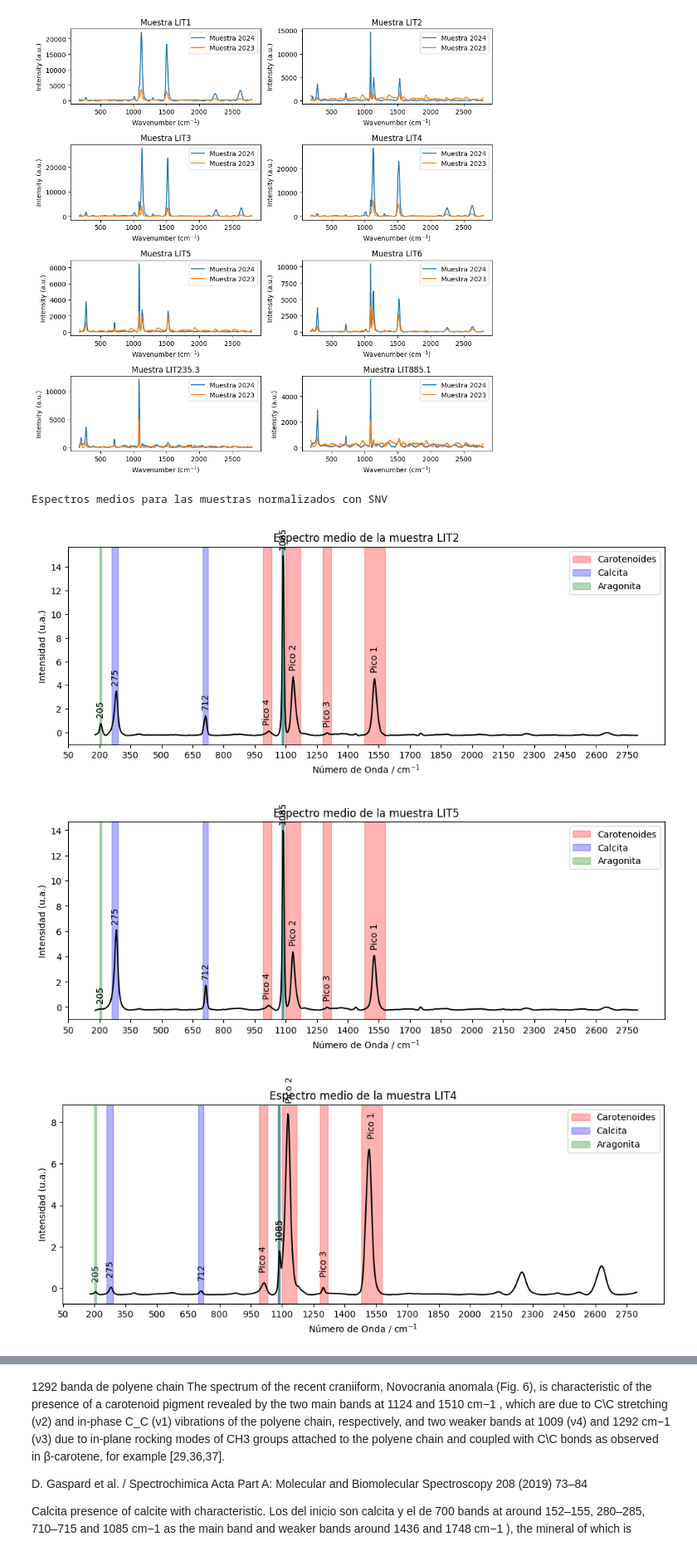
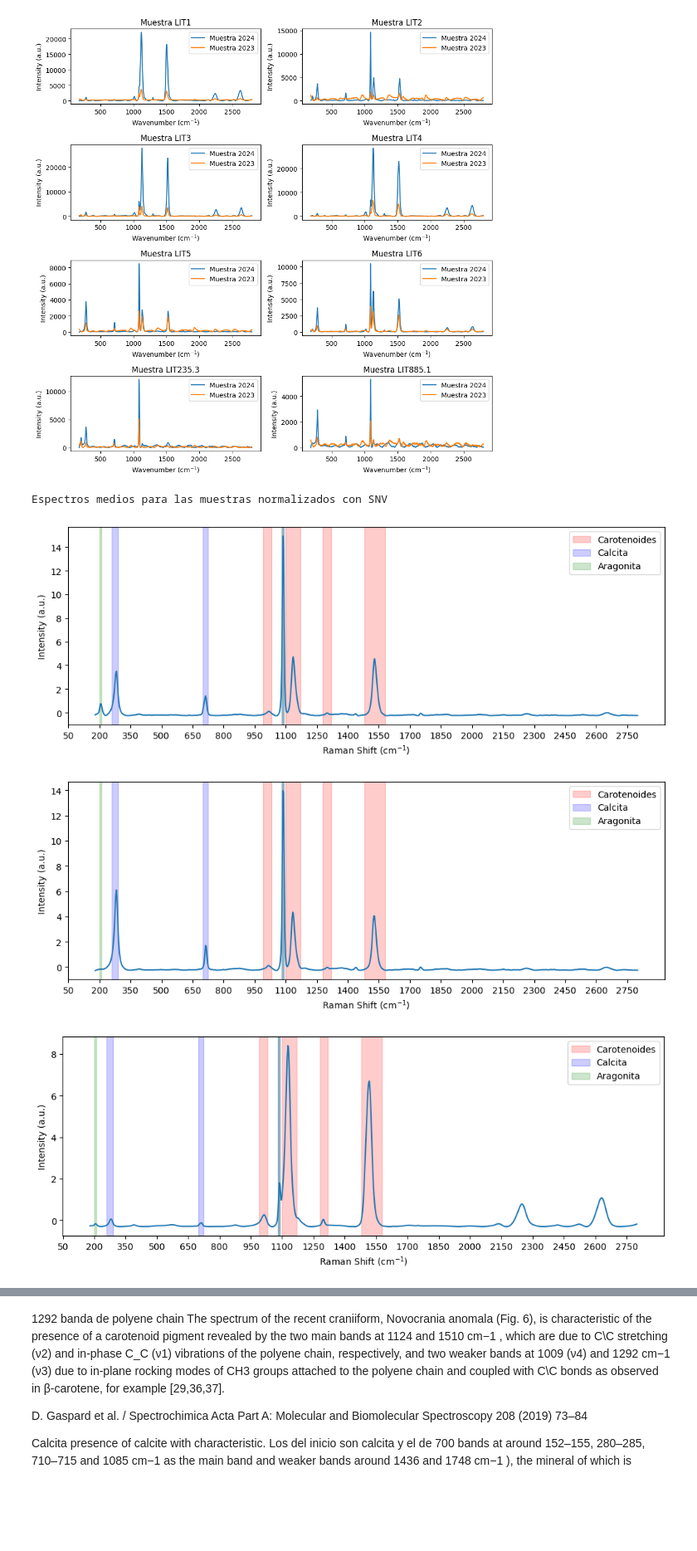
Before and after one commit to andreaperezasen/TFM-ML-Raman-Conchas-Arqueologicas, a Jupyter notebook: Code/Notebooks/plot_espectros.ipynb, the cells around one changed output, grey strips where cells are left out. Shown at 83% size. Cells and saved outputs as stored; diff of their text form; code cells hidden in the pictures; blank space fills up the shorter version.

```diff
--- a/Code/Notebooks/plot_espectros.ipynb
+++ b/Code/Notebooks/plot_espectros.ipynb
@@ -26,9 +26,13 @@ from sklearn.metrics import accuracy_score, recall_score, precision_score, f1_sc
 from sklearn.cluster import KMeans, AgglomerativeClustering, DBSCAN, SpectralClustering, Birch
 from sklearn.decomposition import PCA
 
+data_sonda_2023_Matlab_mac = pd.read_csv('/Users/drea/Library/CloudStorage/OneDrive-UNICAN/Escritorio/Conchas/CSV_final/data_sonda_2023_preprocesadoMatlab.csv',index_col=[0,1,2,3,4,5,6,7])
+data_sonda_2024_Matlab_mac = pd.read_csv('/Users/drea/Library/CloudStorage/OneDrive-UNICAN/Escritorio/Conchas/CSV_final/data_sonda_2024_preprocesadoMatlab.csv',index_col=[0,1,2,3,4,5,6,7])
 
-data_sonda_2023_Matlab = pd.read_csv('D:\OneDrive - UNICAN\Escritorio\Conchas\CSV_final\data_sonda_2023_preprocesadoMatlab.csv', index_col=[0,1,2,3,4,5,6,7])
-data_sonda_2024_Matlab = pd.read_csv('D:\OneDrive - UNICAN\Escritorio\Conchas\CSV_final\data_sonda_2024_preprocesadoMatlab.csv', index_col=[0,1,2,3,4,5,6,7])
+#data_sonda_2023_Matlab_win = pd.read_csv('D:\OneDrive - UNICAN\Escritorio\Conchas\CSV_final\data_sonda_2023_preprocesadoMatlab.csv', index_col=[0,1,2,3,4,5,6,7])
+#data_sonda_2024_Matlab_win = pd.read_csv('D:\OneDrive - UNICAN\Escritorio\Conchas\CSV_final\data_sonda_2024_preprocesadoMatlab.csv', index_col=[0,1,2,3,4,5,6,7])
+
+data_sonda_2024_Matlab = data_sonda_2024_Matlab_mac
 # %% [markdown]
 # Comparación medidas preprocesadas por Matlab de la sonda en 2023 - 2024
 # %%
@@ -114,7 +118,7 @@ def avg_spectrum (data,
 
 
     # Representa el espectro medio con el color correspondiente
-    plt.plot(wavenumber, mean_intensity, label=f'{muestra}', color = 'black')
+    plt.plot(wavenumber, mean_intensity, label=f'{muestra}')
 
 
     # Define the x ranges
@@ -131,59 +135,60 @@ def avg_spectrum (data,
 
     # Añade las áreas y los nombres de los picos
     for x_range, peak_name in zip(x_ranges_caro, peak_names_caro):
-            plt.axvspan(x_range[0], x_range[1], alpha=0.3, color='red')
+            plt.axvspan(x_range[0], x_range[1], alpha=0.2, color='red')
             peak_pos = (x_range[0] + x_range[1]) / 2
             peak_height = mean_intensity[(wavenumber >= x_range[0]) & (wavenumber <= x_range[1])].max()
-            plt.text(peak_pos , peak_height +0.5, peak_name, color='black', ha='center', va='bottom', rotation=90)
+            #plt.text(peak_pos , peak_height +0.5, peak_name, color='black', ha='center', va='bottom', rotation=90)
 
     for x_range, peak_name in zip(x_ranges_calcita, peak_names_calcita):
-            plt.axvspan(x_range[0], x_range[1], alpha=0.3, color='blue')
+            plt.axvspan(x_range[0], x_range[1], alpha=0.2, color='blue')
             peak_pos = (x_range[0] + x_range[1]) / 2
             peak_height = mean_intensity[(wavenumber >= x_range[0]) & (wavenumber <= x_range[1])].max()
-            plt.text(peak_pos , peak_height + 0.5, round(peak_pos), color='black', ha='center', va='bottom', rotation = 90)
+            #plt.text(peak_pos , peak_height + 0.5, round(peak_pos), color='black', ha='center', va='bottom', rotation = 90)
 
     for x_range, peak_name in zip(x_ranges_aragonito, peak_names_aragonito):
-            plt.axvspan(x_range[0], x_range[1], alpha=0.3, color='green')
+            plt.axvspan(x_range[0], x_range[1], alpha=0.2, color='green')
             peak_pos = (x_range[0] + x_range[1]) / 2
             peak_height = mean_intensity[(wavenumber >= x_range[0]) & (wavenumber <= x_range[1])].max()
-            plt.text(peak_pos , peak_height + 0.5, round(peak_pos) , color='black', ha='center', va='bottom', rotation = 90)
+            #plt.text(peak_pos , peak_height + 0.5, round(peak_pos) , color='black', ha='center', va='bottom', rotation = 90)
 
 
 
   # plt.axvspan(1080,1090, alpha=0.2, color='blue')
 
   # Define the legend labels and colors
   legend_labels = ['Carotenoides', 'Calcita', 'Aragonita']
   legend_colors = ['red', 'blue', 'green']
 
 
   # Modify the alpha value of the legend colors
   legend_colors_alpha = [color + '0.2' for color in legend_colors]
 
   # Create the legend patches with modified alpha values
  # Create the legend patches without modified alpha values
-  legend_patches = [mpatches.Patch(color=color, label=label, alpha=0.3) for color, label in zip(legend_colors, legend_labels)]
+  legend_patches = [mpatches.Patch(color=color, label=label, alpha=0.2) for color, label in zip(legend_colors, legend_labels)]
 
 # Add the legend to the plot
   plt.legend(handles=legend_patches)
 
-  plt.title(f'Espectro medio de la muestra {muestra}')
+
   # Add the legend to the plot
   plt.legend(handles=legend_patches)
   # Etiquetas y título para el gráfico
-  plt.xlabel("Raman Shi / cm$^{-1}$ ")
-  plt.ylabel('Intensidad (u.a.)')
+  plt.xlabel("Raman Shift (cm$^{-1}$)")
+  plt.ylabel('Intensity (a.u.)')
+
   plt.xticks(np.arange(50, max(wavenumber)+1, 150), rotation = 0)
 
 
   plt.show()
 
 print('Espectros medios para las muestras normalizados con SNV')
 muestras_ordenadas_2 = ['LIT2','LIT5','LIT4','LIT1','LIT6','LIT3','LIT235.3','LIT885.1']
 for i in muestras_ordenadas_2:
   avg_spectrum(data_sonda_2024_Matlab_snv, [i])
 # %% [output]
 Espectros medios para las muestras normalizados con SNV
-[figure, old version]
+[figure, new version]
-[figure, old version]
+[figure, new version]
-[figure, old version]
+[figure, new version]
```
Also changed, not shown: parts of 3 cells of this notebook.
